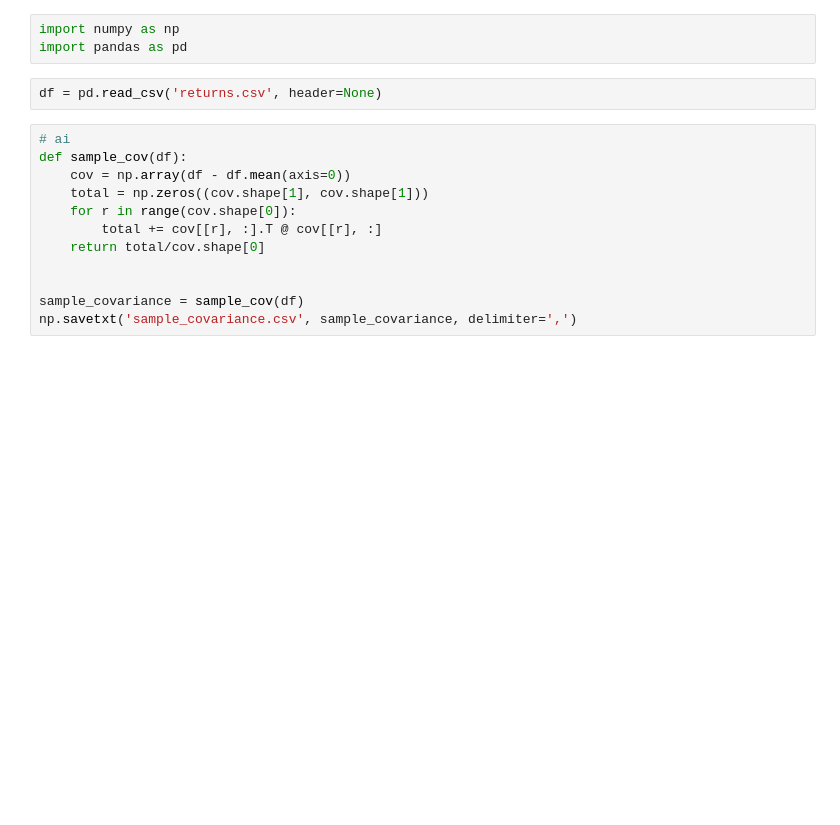
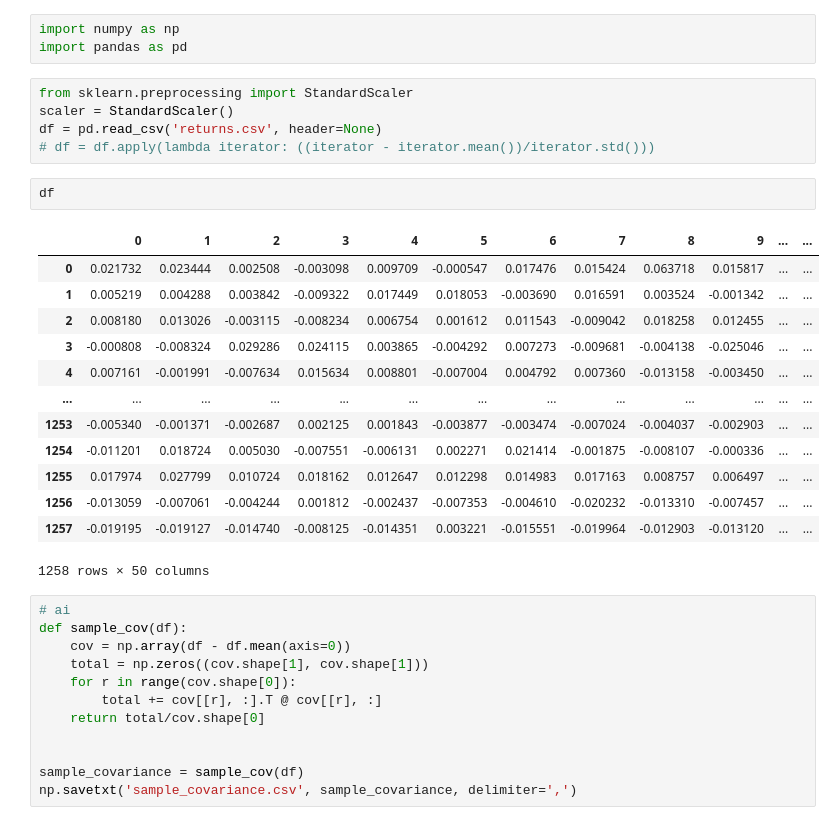
Before and after one commit to ShuGe-MIT/fall22, a Jupyter notebook: resutls.ipynb, the cells around one changed output. Drawn from its saved outputs; the diff is of its cells as text; blank space fills up the shorter version.

```diff
--- a/resutls.ipynb
+++ b/resutls.ipynb
@@ -1,8 +1,27 @@
 # %%
 import numpy as np
 import pandas as pd
-# %%
-df = pd.read_csv('returns.csv', header=None)
+# %%
+from sklearn.preprocessing import StandardScaler
+scaler = StandardScaler()
+df = pd.read_csv('returns.csv', header=None)
+# df = df.apply(lambda iterator: ((iterator - iterator.mean())/iterator.std()))
+# %%
+df
+# %% [output]
+|  | 0 | 1 | 2 | 3 | 4 | 5 | 6 | 7 | 8 | 9 | ... | ... |
+| 0 | 0.021732 | 0.023444 | 0.002508 | -0.003098 | 0.009709 | -0.000547 | 0.017476 | 0.015424 | 0.063718 | 0.015817 | ... | ... |
+| 1 | 0.005219 | 0.004288 | 0.003842 | -0.009322 | 0.017449 | 0.018053 | -0.003690 | 0.016591 | 0.003524 | -0.001342 | ... | ... |
+| 2 | 0.008180 | 0.013026 | -0.003115 | -0.008234 | 0.006754 | 0.001612 | 0.011543 | -0.009042 | 0.018258 | 0.012455 | ... | ... |
+| 3 | -0.000808 | -0.008324 | 0.029286 | 0.024115 | 0.003865 | -0.004292 | 0.007273 | -0.009681 | -0.004138 | -0.025046 | ... | ... |
+| 4 | 0.007161 | -0.001991 | -0.007634 | 0.015634 | 0.008801 | -0.007004 | 0.004792 | 0.007360 | -0.013158 | -0.003450 | ... | ... |
+| ... | ... | ... | ... | ... | ... | ... | ... | ... | ... | ... | ... | ... |
+| 1253 | -0.005340 | -0.001371 | -0.002687 | 0.002125 | 0.001843 | -0.003877 | -0.003474 | -0.007024 | -0.004037 | -0.002903 | ... | ... |
+| 1254 | -0.011201 | 0.018724 | 0.005030 | -0.007551 | -0.006131 | 0.002271 | 0.021414 | -0.001875 | -0.008107 | -0.000336 | ... | ... |
+| 1255 | 0.017974 | 0.027799 | 0.010724 | 0.018162 | 0.012647 | 0.012298 | 0.014983 | 0.017163 | 0.008757 | 0.006497 | ... | ... |
+| 1256 | -0.013059 | -0.007061 | -0.004244 | 0.001812 | -0.002437 | -0.007353 | -0.004610 | -0.020232 | -0.013310 | -0.007457 | ... | ... |
+| 1257 | -0.019195 | -0.019127 | -0.014740 | -0.008125 | -0.014351 | 0.003221 | -0.015551 | -0.019964 | -0.012903 | -0.013120 | ... | ... |
+1258 rows × 50 columns
 # %%
 # ai
 def sample_cov(df):
```
Also changed, not shown: parts of 7 cells of this notebook.
